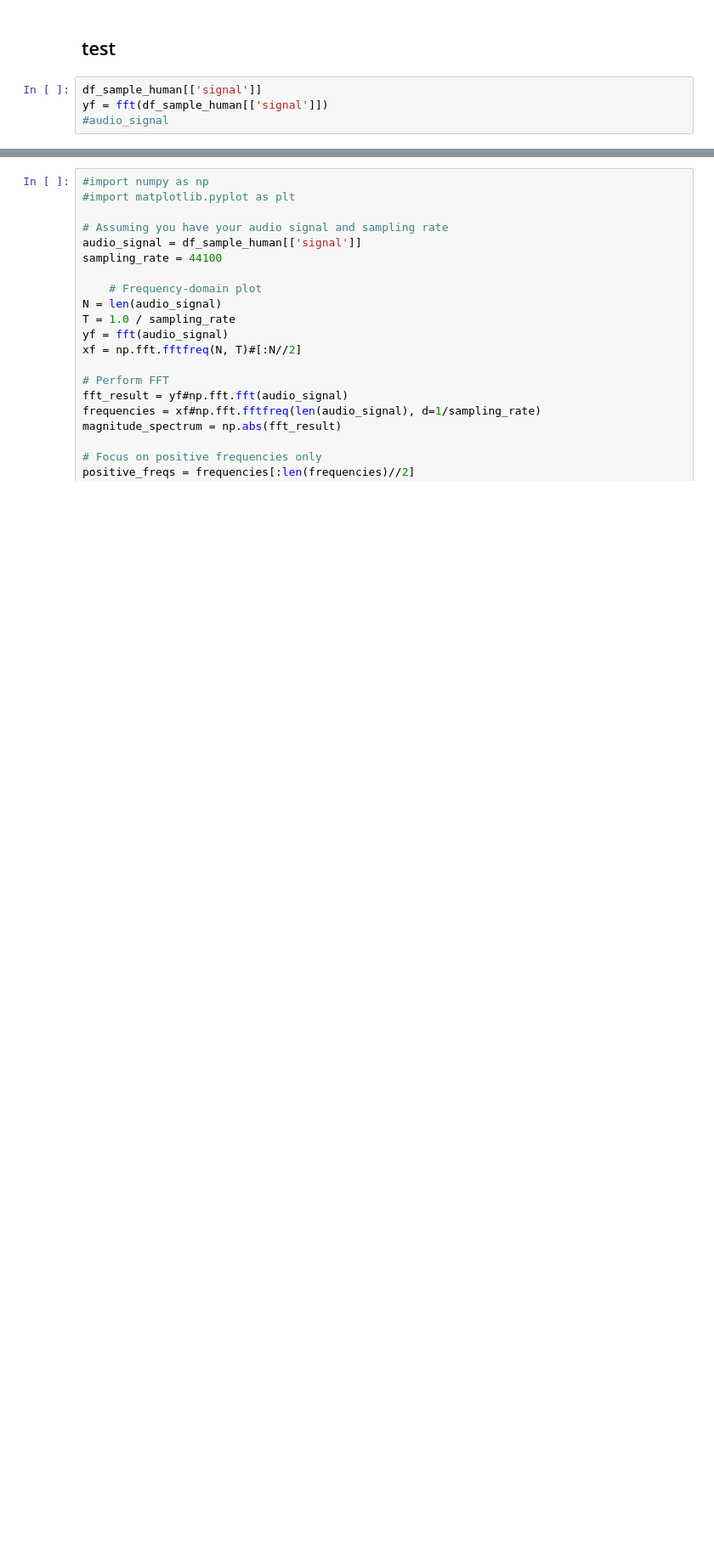
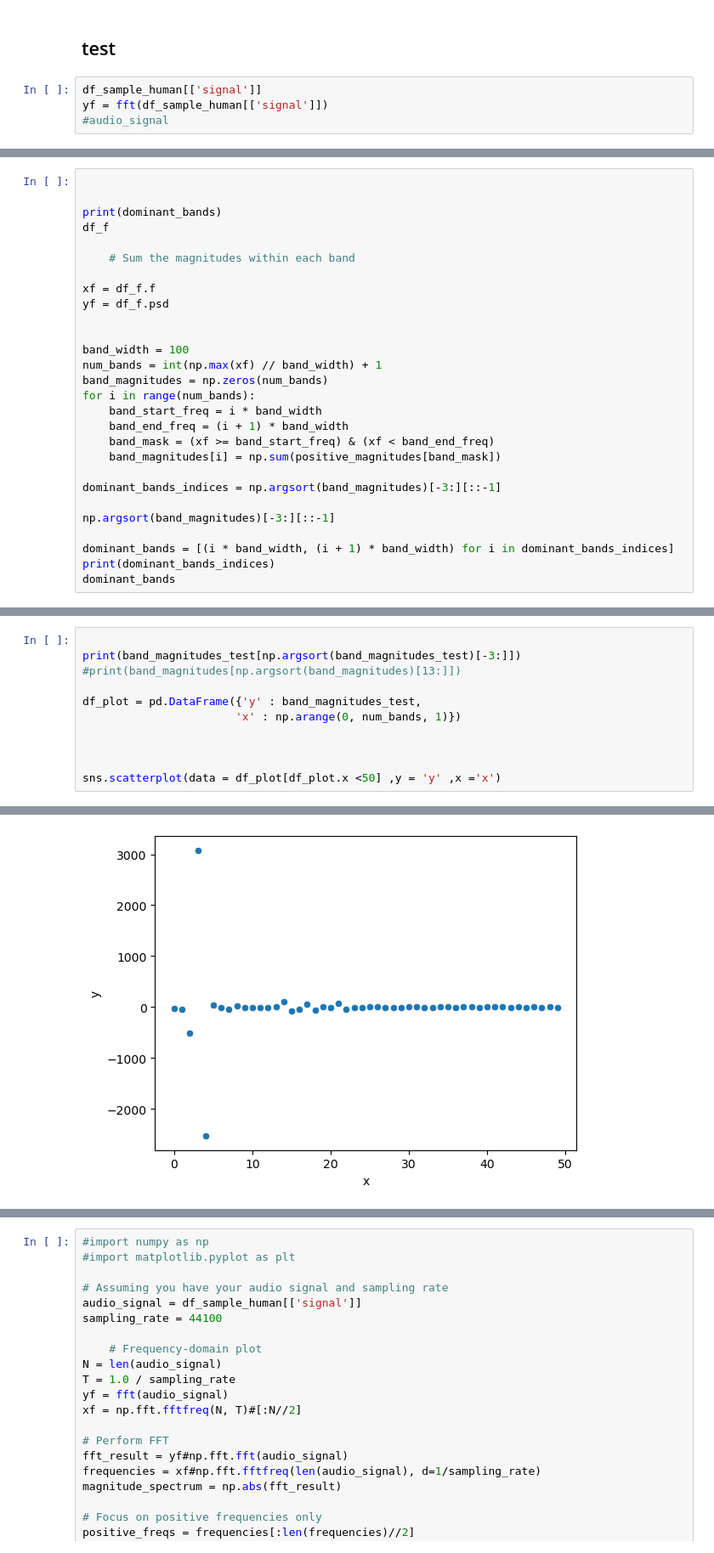
Before and after one commit to riglerandreas/fft_microfon_sound_analysis, a Jupyter notebook: test_sound_1.ipynb, the cells around one changed output, grey strips where cells are left out. Shown at 85% size. Cells and saved outputs as stored; diff of their text form; blank space fills up the shorter version.

```diff
--- a/test_sound_1.ipynb
+++ b/test_sound_1.ipynb
@@ -464,0 +473,28 @@ fft_from_signal(df_sample_human_hoch)
+# %%
+
+
+print(dominant_bands)
+df_f
+
+    # Sum the magnitudes within each band
+
+xf = df_f.f
+yf = df_f.psd
+
+
+band_width = 100
+num_bands = int(np.max(xf) // band_width) + 1
+band_magnitudes = np.zeros(num_bands)
+for i in range(num_bands):
+    band_start_freq = i * band_width
+    band_end_freq = (i + 1) * band_width
+    band_mask = (xf >= band_start_freq) & (xf < band_end_freq)
+    band_magnitudes[i] = np.sum(positive_magnitudes[band_mask])
+
+dominant_bands_indices = np.argsort(band_magnitudes)[-3:][::-1]
+
+np.argsort(band_magnitudes)[-3:][::-1]
+
+dominant_bands = [(i * band_width, (i + 1) * band_width) for i in dominant_bands_indices]
+print(dominant_bands_indices)
+dominant_bands
@@ -464,0 +509,12 @@ fft_from_signal(df_sample_human_hoch)
+# %%
+
+print(band_magnitudes_test[np.argsort(band_magnitudes_test)[-3:]])
+#print(band_magnitudes[np.argsort(band_magnitudes)[13:]])
+
+df_plot = pd.DataFrame({'y' : band_magnitudes_test,
+                       'x' : np.arange(0, num_bands, 1)})
+
+
+
+sns.scatterplot(data = df_plot[df_plot.x <50] ,y = 'y' ,x ='x')
+# %% [output]
@@ -464,0 +523 @@ fft_from_signal(df_sample_human_hoch)
+[figure, added]
```
Also changed, not shown: parts of 8 cells of this notebook, 5 other files.
